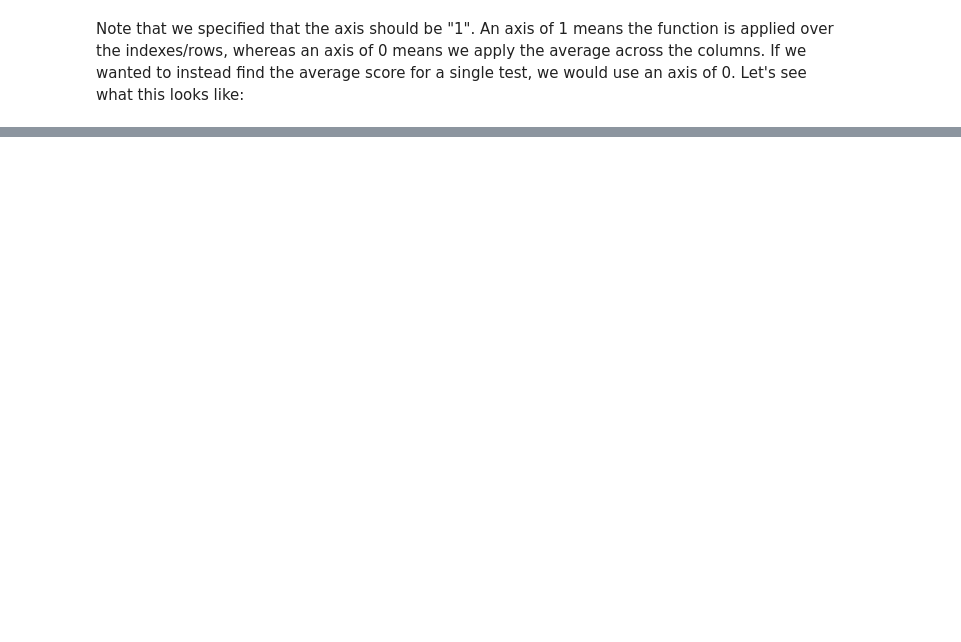
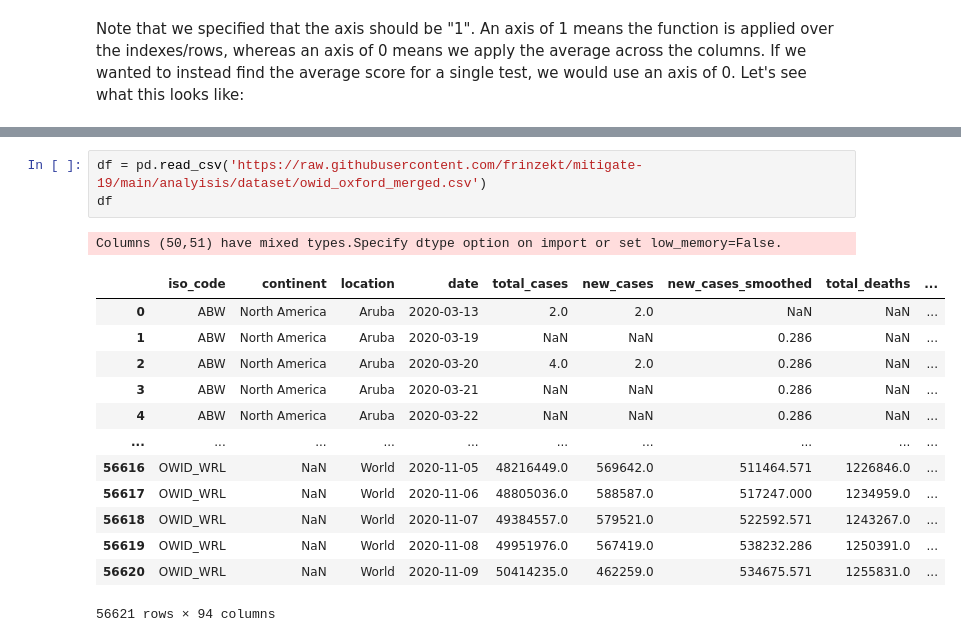
Before and after one commit to UWA-Robotics-Club/workshops, a Jupyter notebook: URC_EWB_PythonWorkshop/URC_x_EWB_Python_Workshop.ipynb, the cells around one changed output, grey strips where cells are left out. Drawn from its saved outputs; the diff is of its cells as text; blank space fills up the shorter version.

```diff
--- a/URC_EWB_PythonWorkshop/URC_x_EWB_Python_Workshop.ipynb
+++ b/URC_EWB_PythonWorkshop/URC_x_EWB_Python_Workshop.ipynb
@@ -380,0 +595,18 @@ fig.show()
+# %%
+df = pd.read_csv('https://raw.githubusercontent.com/frinzekt/mitigate-19/main/analyisis/dataset/owid_oxford_merged.csv')
+df
+# %% [output]
+Columns (50,51) have mixed types.Specify dtype option on import or set low_memory=False.
+|  | iso_code | continent | location | date | total_cases | new_cases | new_cases_smoothed | total_deaths | ... |
+| 0 | ABW | North America | Aruba | 2020-03-13 | 2.0 | 2.0 | NaN | NaN | ... |
+| 1 | ABW | North America | Aruba | 2020-03-19 | NaN | NaN | 0.286 | NaN | ... |
+| 2 | ABW | North America | Aruba | 2020-03-20 | 4.0 | 2.0 | 0.286 | NaN | ... |
+| 3 | ABW | North America | Aruba | 2020-03-21 | NaN | NaN | 0.286 | NaN | ... |
+| 4 | ABW | North America | Aruba | 2020-03-22 | NaN | NaN | 0.286 | NaN | ... |
+| ... | ... | ... | ... | ... | ... | ... | ... | ... | ... |
+| 56616 | OWID_WRL | NaN | World | 2020-11-05 | 48216449.0 | 569642.0 | 511464.571 | 1226846.0 | ... |
+| 56617 | OWID_WRL | NaN | World | 2020-11-06 | 48805036.0 | 588587.0 | 517247.000 | 1234959.0 | ... |
+| 56618 | OWID_WRL | NaN | World | 2020-11-07 | 49384557.0 | 579521.0 | 522592.571 | 1243267.0 | ... |
+| 56619 | OWID_WRL | NaN | World | 2020-11-08 | 49951976.0 | 567419.0 | 538232.286 | 1250391.0 | ... |
+| 56620 | OWID_WRL | NaN | World | 2020-11-09 | 50414235.0 | 462259.0 | 534675.571 | 1255831.0 | ... |
+56621 rows × 94 columns
```
Also changed, not shown: parts of 77 cells of this notebook, 1 other file.
